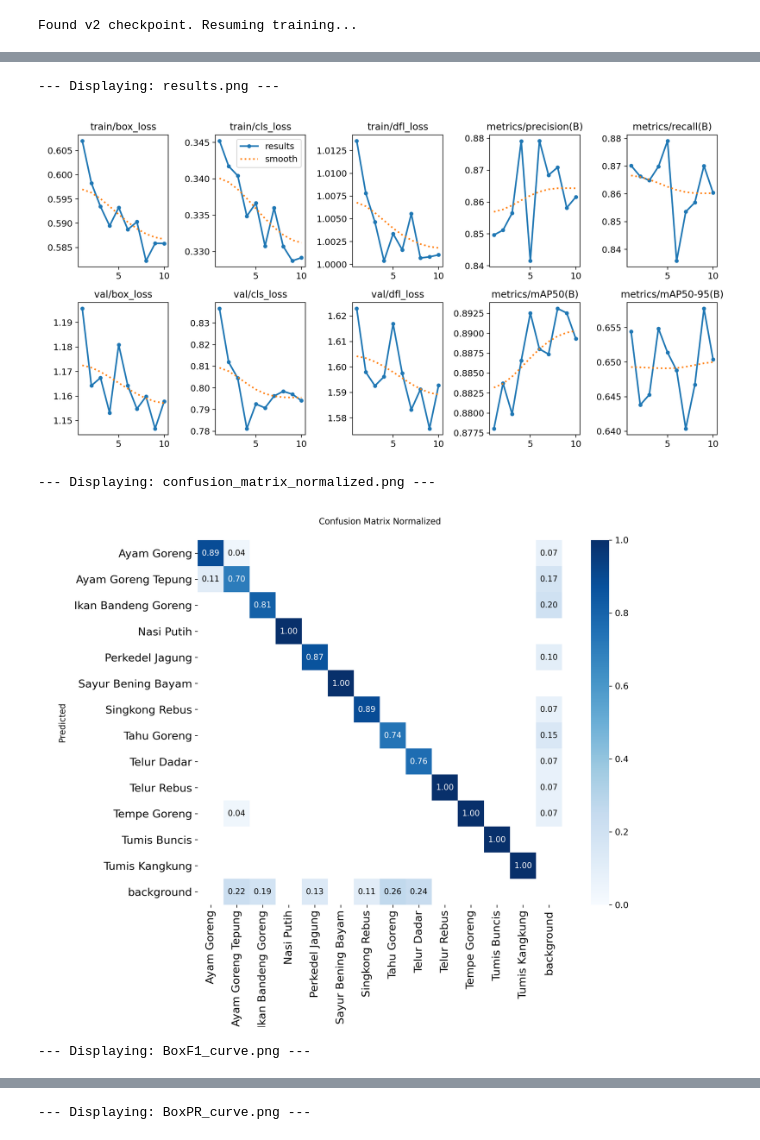
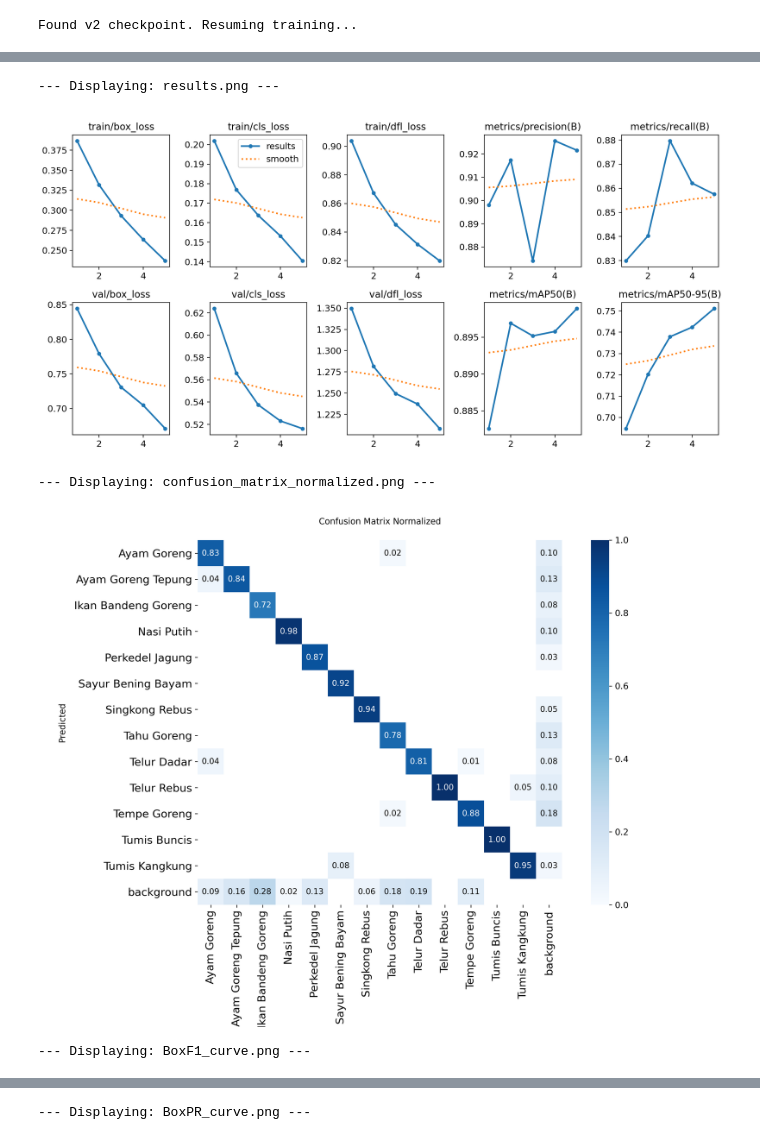
Before and after one commit to MuhammadAliffandy/food-fat-detection, a Jupyter notebook: food_detect_15_10.ipynb, the cells around one changed output, grey strips where cells are left out. Cells and saved outputs as stored; diff of their text form; code cells hidden in the pictures.

```diff
--- a/food_detect_15_10.ipynb
+++ b/food_detect_15_10.ipynb
@@ -26,7 +26,7 @@ import yaml
 
 # 3. Paths Definition
 drive_path = '/content/drive/MyDrive/food-dataset'
-dataset_path = os.path.join(drive_path, 'NewDataset')
+dataset_path = os.path.join(drive_path, 'NewDatasetV2')
 yaml_path = os.path.join(dataset_path, 'data.yaml')
 yolo_runs_path = os.path.join(drive_path, 'runs')
 
@@ -406,30 +489,30 @@ NameError: name 'metrics' is not defined
 # %%
 import os
 from IPython.display import Image, display
 
 # Define the directory where the training results are saved
 # Make sure this matches the project + name defined in model.train()
-save_dir = '/content/drive/MyDrive/food-dataset/runs/yolov8_food_model_v2_finetune_hyper'
+save_dir = '/content/drive/MyDrive/food-dataset/runs/yolov8_food_model_v4_final_89'
 
 # List of important evaluation plots to display
 plots_to_show = [
     'results.png',
     'confusion_matrix_normalized.png',
     'BoxF1_curve.png',
     'BoxPR_curve.png'
 ]
 
 # Loop through and display each file if it exists
 for plot in plots_to_show:
     full_path = os.path.join(save_dir, plot)
     if os.path.exists(full_path):
         print(f"--- Displaying: {plot} ---")
         display(Image(filename=full_path, width=700))
     else:
         print(f"File not found: {plot}")
 # %% [output]
 --- Displaying: results.png ---
-[figure, old version]
+[figure, new version]
 --- Displaying: confusion_matrix_normalized.png ---
-[figure, old version]
+[figure, new version]
 --- Displaying: BoxF1_curve.png ---
```
Also changed, not shown: parts of 15 cells of this notebook, 2 other files.
